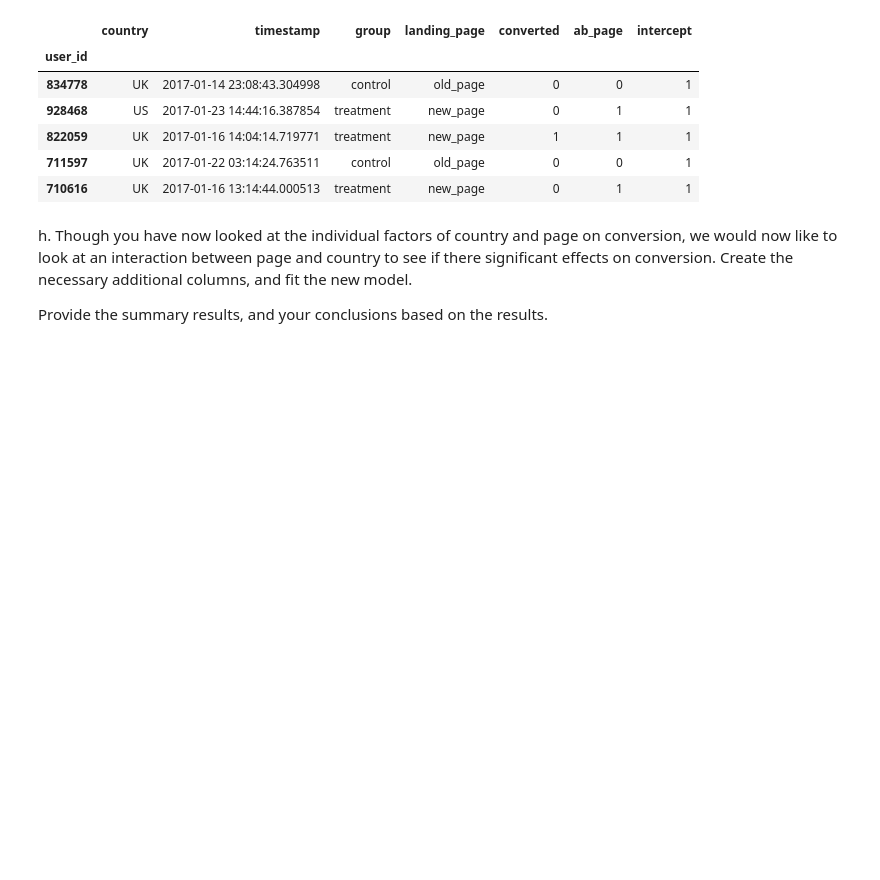
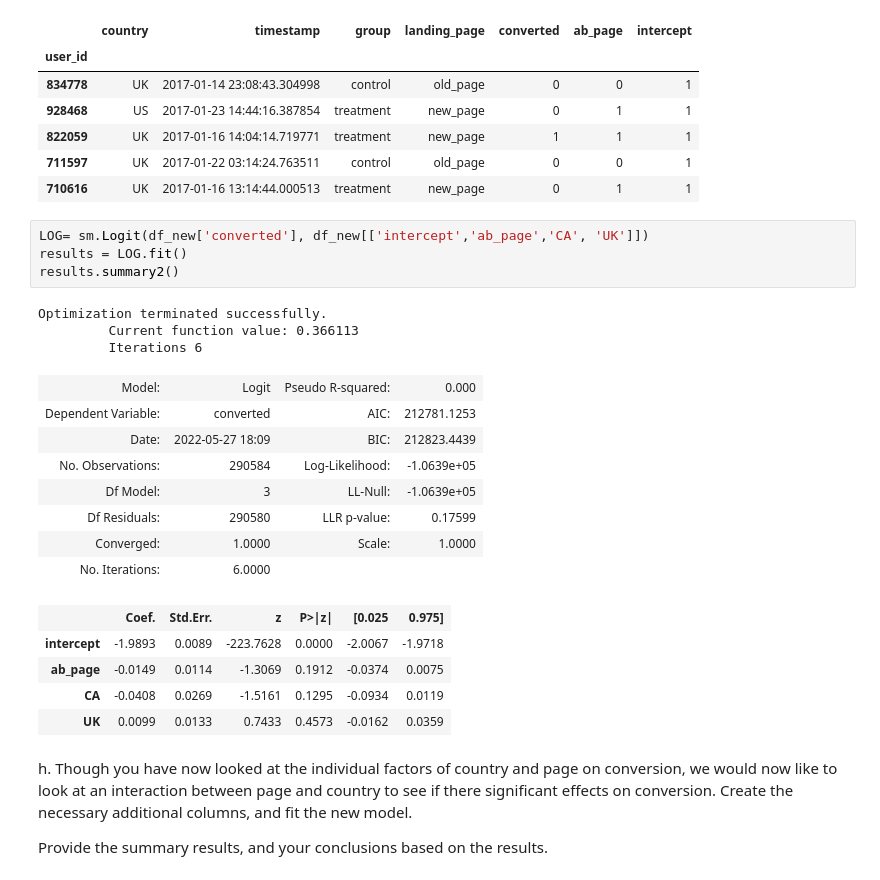
Before and after one commit to xShaimaa/Udacity-Data-Analysis-Nanodegree-FWD, a Jupyter notebook: Analyze_ab_test_results.ipynb, the cells around one changed output. Cells and saved outputs as stored; diff of their text form; blank space fills up the shorter version.

```diff
--- a/Analyze_ab_test_results.ipynb
+++ b/Analyze_ab_test_results.ipynb
@@ -438,6 +436,27 @@ df_new.head()
 | 822059 | UK | 2017-01-16 14:04:14.719771 | treatment | new_page | 1 | 1 | 1 |
 | 711597 | UK | 2017-01-22 03:14:24.763511 | control | old_page | 0 | 0 | 1 |
 | 710616 | UK | 2017-01-16 13:14:44.000513 | treatment | new_page | 0 | 1 | 1 |
+# %%
+LOG= sm.Logit(df_new['converted'], df_new[['intercept','ab_page','CA', 'UK']])
+results = LOG.fit()
+results.summary2()
+# %% [output]
+Optimization terminated successfully.
+         Current function value: 0.366113
+         Iterations 6
+| Model: | Logit | Pseudo R-squared: | 0.000 |
+| Dependent Variable: | converted | AIC: | 212781.1253 |
+| Date: | 2022-05-27 18:09 | BIC: | 212823.4439 |
+| No. Observations: | 290584 | Log-Likelihood: | -1.0639e+05 |
+| Df Model: | 3 | LL-Null: | -1.0639e+05 |
+| Df Residuals: | 290580 | LLR p-value: | 0.17599 |
+| Converged: | 1.0000 | Scale: | 1.0000 |
+| No. Iterations: | 6.0000 |  |  |
+|  | Coef. | Std.Err. | z | P>|z| | [0.025 | 0.975] |
+| intercept | -1.9893 | 0.0089 | -223.7628 | 0.0000 | -2.0067 | -1.9718 |
+| ab_page | -0.0149 | 0.0114 | -1.3069 | 0.1912 | -0.0374 | 0.0075 |
+| CA | -0.0408 | 0.0269 | -1.5161 | 0.1295 | -0.0934 | 0.0119 |
+| UK | 0.0099 | 0.0133 | 0.7433 | 0.4573 | -0.0162 | 0.0359 |
 # %% [markdown]
 h. Though you have now looked at the individual factors of country and page on conversion, we would now like to look at an interaction between page and country to see if there significant effects on conversion.  Create the necessary additional columns, and fit the new model.
 
```
Also changed, not shown: parts of 13 cells of this notebook.
